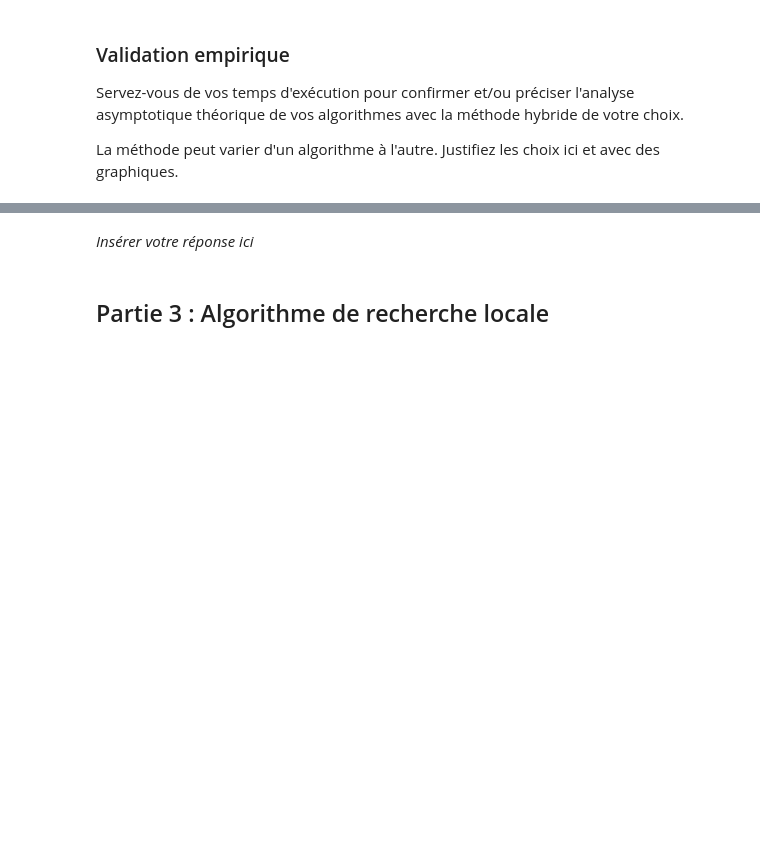
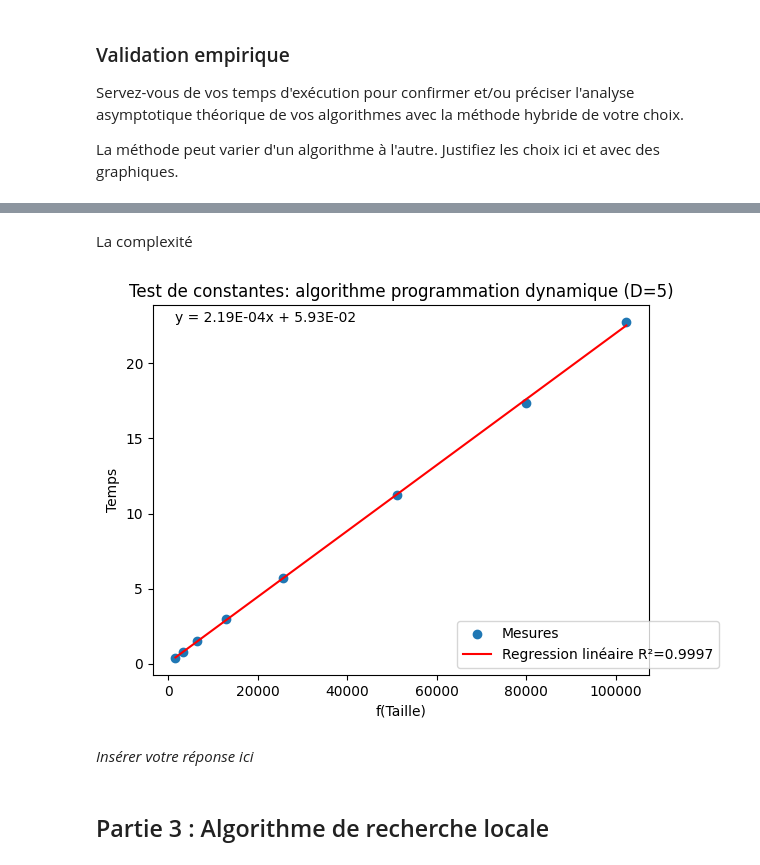
Before and after one commit to UiVieto/INF8775, a Jupyter notebook: TP2-H24/TP2-H24.ipynb, the cells around one changed output, grey strips where cells are left out. Saved outputs shown, nothing was run; the diff lists cells and outputs as text; code cells hidden in the pictures; blank space fills up the shorter version.

```diff
--- a/TP2-H24/TP2-H24.ipynb
+++ b/TP2-H24/TP2-H24.ipynb
@@ -534,3 +571,12 @@ La méthode peut varier d'un algorithme à l'autre. Justifiez les choix ici et a
+# %% [markdown]
+La complexité
+# %%
+def f(x):
+    return x
+
+display_test_constantes(values_test_constantes(mesures_dyn, f), "Test de constantes: algorithme programmation dynamique (D=5)")
+# %% [output]
+[figure, added]
 # %% [markdown]
 *Insérer votre réponse ici*
 # %% [markdown]
```
Also changed, not shown: parts of 13 cells of this notebook.
